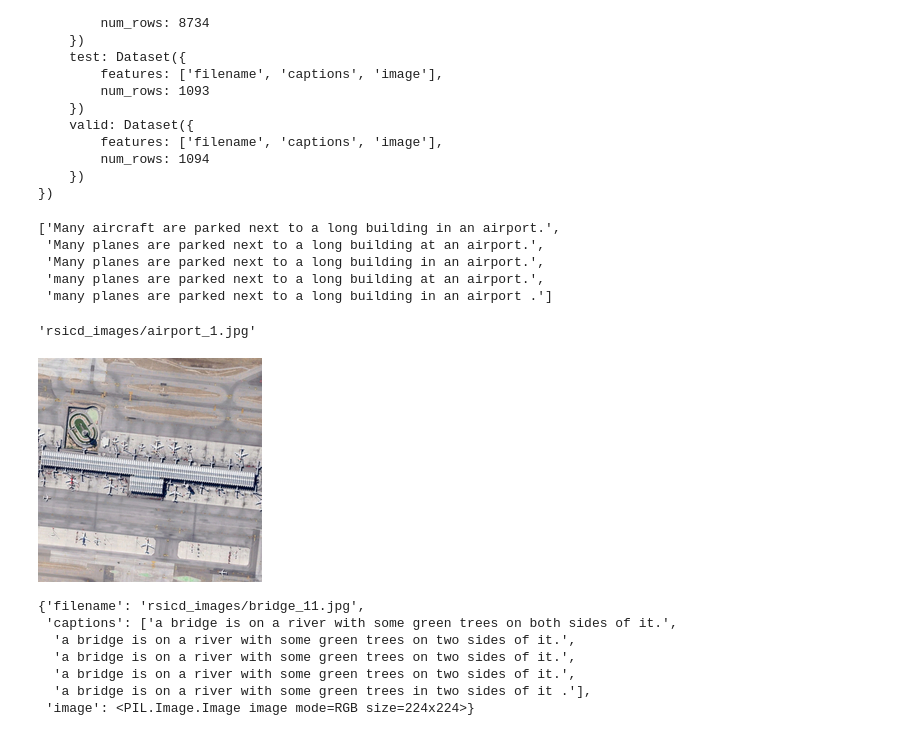
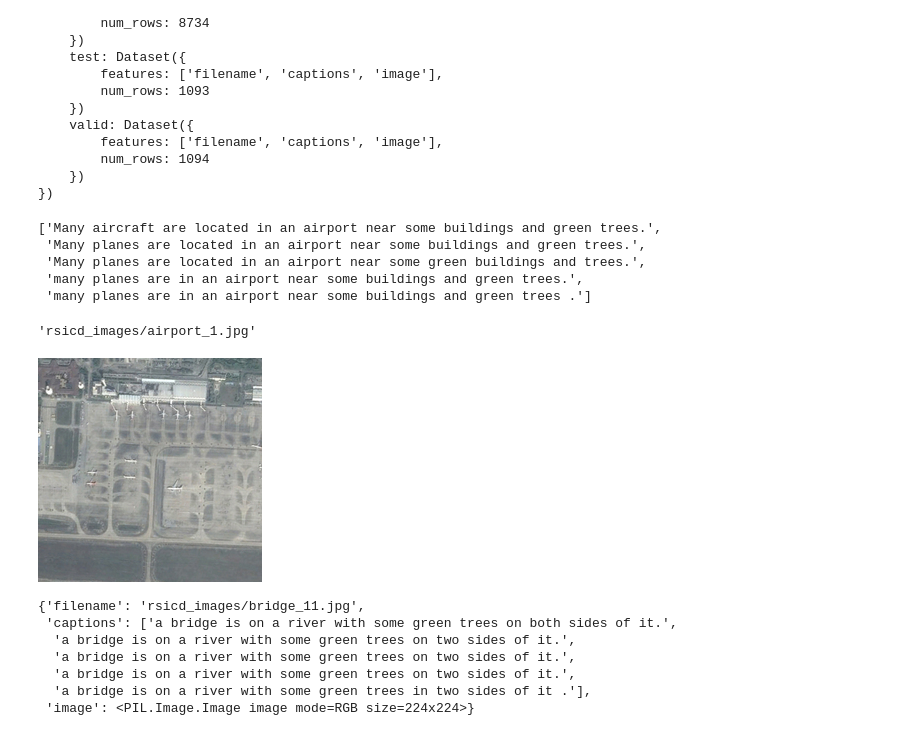
Before and after one commit to mohammadoumar/ece_work, a Jupyter notebook: task1_geospatial.ipynb, the cells around one changed output. Drawn from its saved outputs; the diff is of its cells as text; code cells hidden in the pictures.

```diff
--- a/task1_geospatial.ipynb
+++ b/task1_geospatial.ipynb
@@ -33,21 +33,21 @@ DatasetDict({
     })
 })
 # %%
-ds['train'][0]['captions']
+ds['train'][145]['captions']
 # %% [output]
-['Many aircraft are parked next to a long building in an airport.',
- 'Many planes are parked next to a long building at an airport.',
- 'Many planes are parked next to a long building in an airport.',
- 'many planes are parked next to a long building at an airport.',
- 'many planes are parked next to a long building in an airport .']
+['Many aircraft are located in an airport near some buildings and green trees.',
+ 'Many planes are located in an airport near some buildings and green trees.',
+ 'Many planes are located in an airport near some green buildings and trees.',
+ 'many planes are in an airport near some buildings and green trees.',
+ 'many planes are in an airport near some buildings and green trees .']
 # %%
 ds['train'][0]['filename']
 # %% [output]
 'rsicd_images/airport_1.jpg'
 # %%
-ds['train'][0]['image']
+ds['train'][145]['image']
 # %% [output]
-[figure, old version]
+[figure, new version]
 # %%
 ds["train"][1020]
 # %% [output]
```
